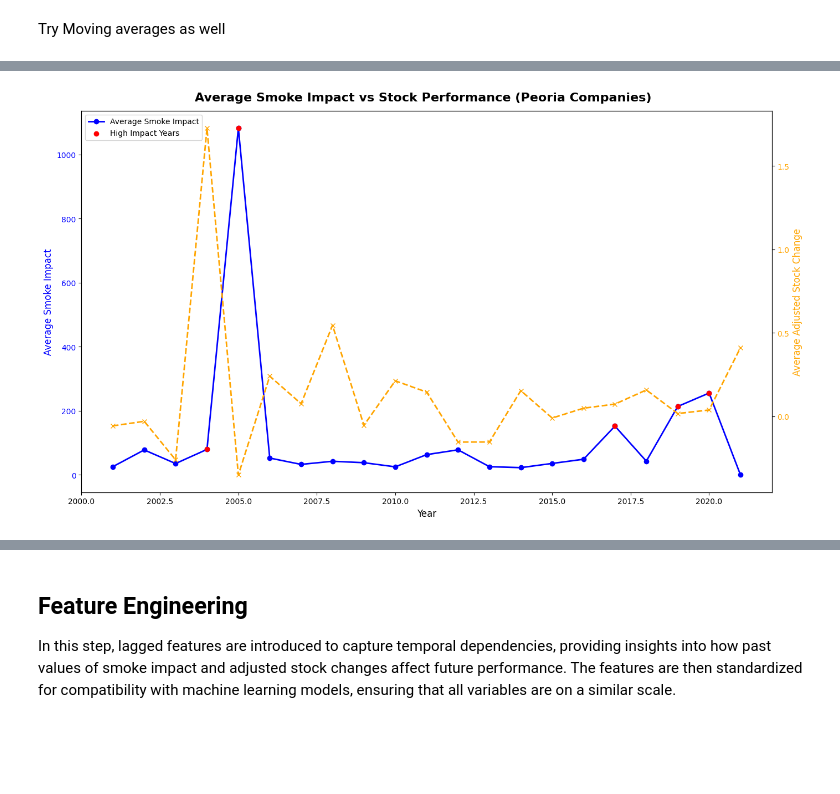
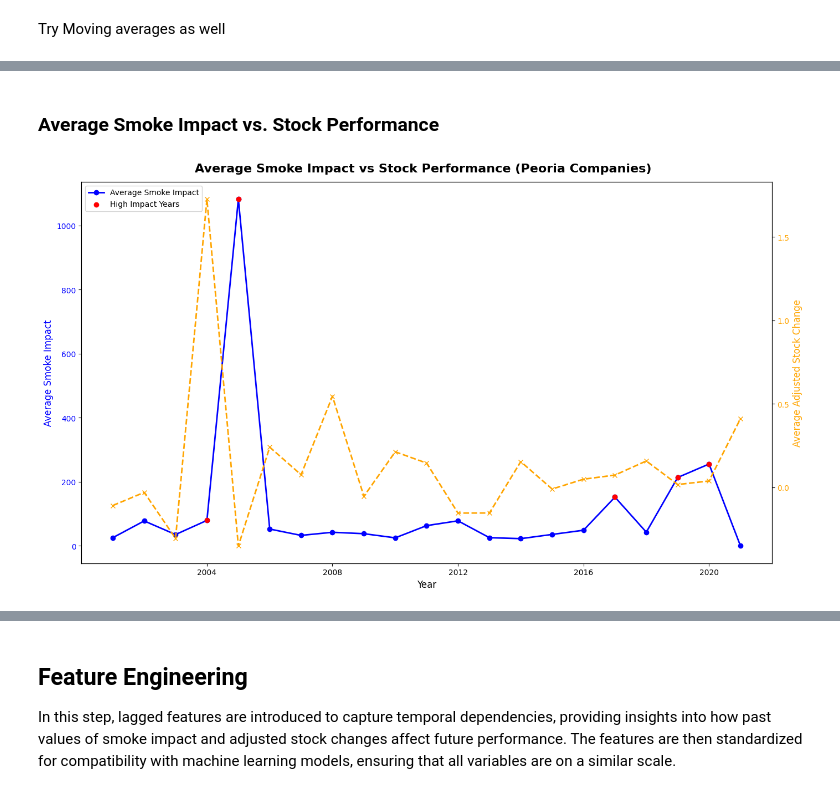
Before and after one commit to apeled/data-512-course_project, a Jupyter notebook: extension_analysis_2.ipynb, the cells around one changed output, grey strips where cells are left out. Drawn from its saved outputs; the diff is of its cells as text; code cells hidden in the pictures; blank space fills up the shorter version.

```diff
--- a/extension_analysis_2.ipynb
+++ b/extension_analysis_2.ipynb
@@ -138,7 +145,7 @@ merged_data["Adjusted Stock Change MA"] = (
     merged_data["Stock MA Percent Change"] - merged_data["SP500 MA Percent Change"]
 )
 
-merged_data.dropna(subset=["Adjusted Stock Change MA", "Smoke Impact"], inplace=True)
+# merged_data.dropna(subset=["Adjusted Stock Change MA", "Smoke Impact"], inplace=True)
 # %%
 merged_data[merged_data['Ticker'] == 'ON']
 # %% [output]
@@ -191,31 +264,33 @@ plt.show()
+# %% [markdown]
+### Average Smoke Impact vs. Stock Performance
 # %%
-aggregated_data = merged_data.groupby("Year")[["Smoke Impact", "Adjusted Stock Change"]].mean().reset_index()
+aggregated_data = merged_data.groupby("YearMonth")[["Smoke Impact", "Adjusted Stock Change"]].mean().reset_index()
 
 # Step 10: Highlight Key Years with Dual Axis
 fig, ax1 = plt.subplots(figsize=(14, 8))
 
 # Smoke Impact
 color = "blue"
 ax1.set_xlabel("Year", fontsize=12)
 ax1.set_ylabel("Average Smoke Impact", color=color, fontsize=12)
-ax1.plot(aggregated_data["Year"], aggregated_data["Smoke Impact"], marker="o", color=color, label="Average Smoke Impact", linewidth=2)
+ax1.plot(aggregated_data["YearMonth"].dt.to_timestamp(), aggregated_data["Smoke Impact"], marker="o", color=color, label="Average Smoke Impact", linewidth=2)
 ax1.tick_params(axis="y", labelcolor=color)
 
 # Stock Performance
 ax2 = ax1.twinx()
 color = "orange"
 ax2.set_ylabel("Average Adjusted Stock Change", color=color, fontsize=12)
-ax2.plot(aggregated_data["Year"], aggregated_data["Adjusted Stock Change"], marker="x", color=color, label="Adjusted Stock Change", linewidth=2, linestyle="--")
+ax2.plot(aggregated_data["YearMonth"].dt.to_timestamp(), aggregated_data["Adjusted Stock Change"], marker="x", color=color, label="Adjusted Stock Change", linewidth=2, linestyle="--")
 ax2.tick_params(axis="y", labelcolor=color)
 
 # Highlight years with high smoke impact
 high_impact_years = aggregated_data[aggregated_data["Smoke Impact"] > aggregated_data["Smoke Impact"].quantile(0.75)]
-ax1.scatter(high_impact_years["Year"], high_impact_years["Smoke Impact"], color="red", zorder=5, label="High Impact Years")
+ax1.scatter(high_impact_years["YearMonth"].dt.to_timestamp(), high_impact_years["Smoke Impact"], color="red", zorder=5, label="High Impact Years")
 
 # Title and legend
 fig.suptitle("Average Smoke Impact vs Stock Performance (Peoria Companies)", fontsize=16, weight="bold")
 ax1.legend(loc="upper left")
 fig.tight_layout()
 plt.show()
 # %% [output]
-[figure, old version]
+[figure, new version]
```
Also changed, not shown: parts of 60 cells of this notebook.
